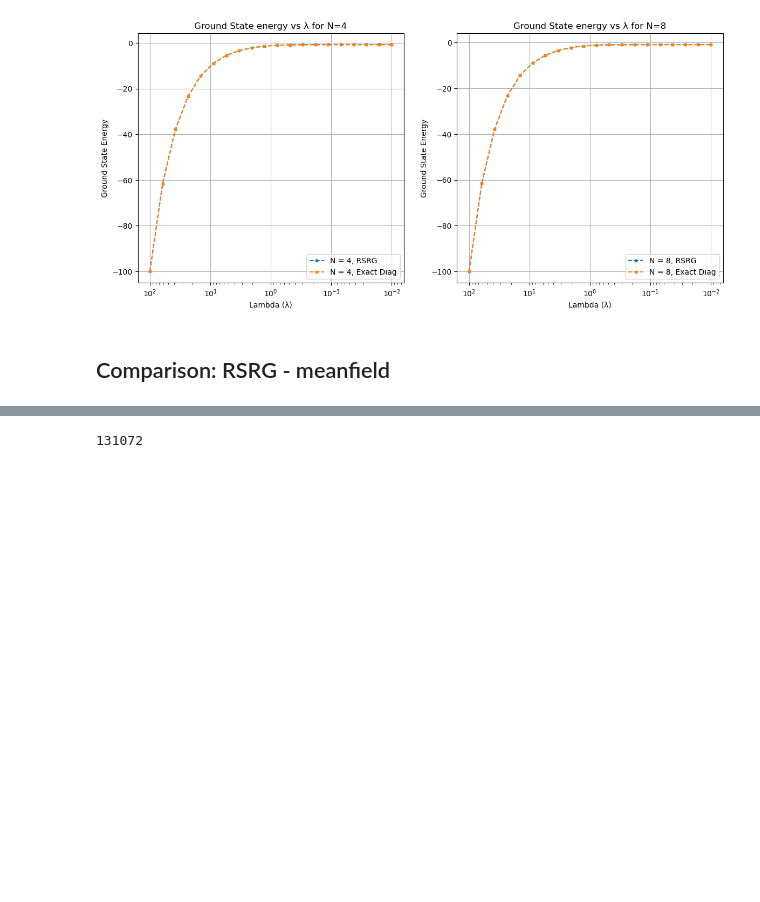
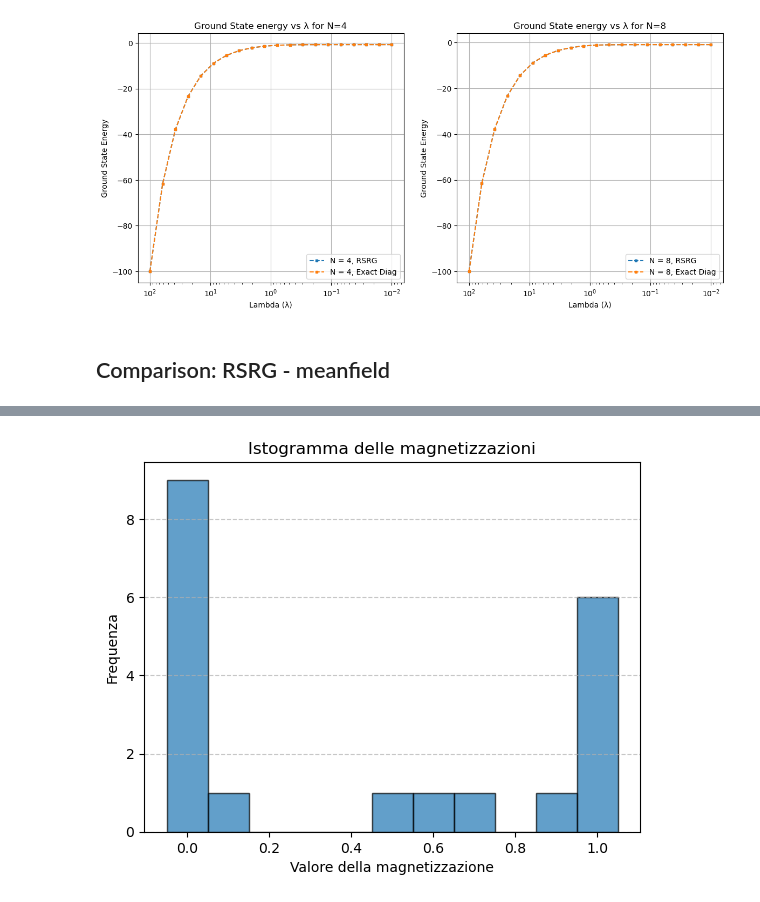
Before and after one commit to sdracia/QIC, a Jupyter notebook: 08_Assignement/analysis.ipynb, the cells around one changed output, grey strips where cells are left out. Drawn from its saved outputs; the diff is of its cells as text; code cells hidden in the pictures; blank space fills up the shorter version.

```diff
--- a/08_Assignement/analysis.ipynb
+++ b/08_Assignement/analysis.ipynb
@@ -299,4 +317,16 @@ Converged reached for a system with N = 131072 sites, with precision: delta = 7.
-# %%
-print(actual_dim)
-# %% [output]
-131072
+# %%
+bin_edges = np.arange(-0.05, 1.15, 0.1)
+
+# Creazione dell'istogramma
+plt.hist(magnetizations, bins=bin_edges, edgecolor='black', alpha=0.7)
+
+# Personalizzazione del grafico
+plt.title("Istogramma delle magnetizzazioni")
+plt.xlabel("Valore della magnetizzazione")
+plt.ylabel("Frequenza")
+plt.grid(axis='y', linestyle='--', alpha=0.7)
+
+# Mostra il grafico
+plt.show()
+# %% [output]
+[figure, added]
```
Also changed, not shown: parts of 2 cells of this notebook, 6 other files.
